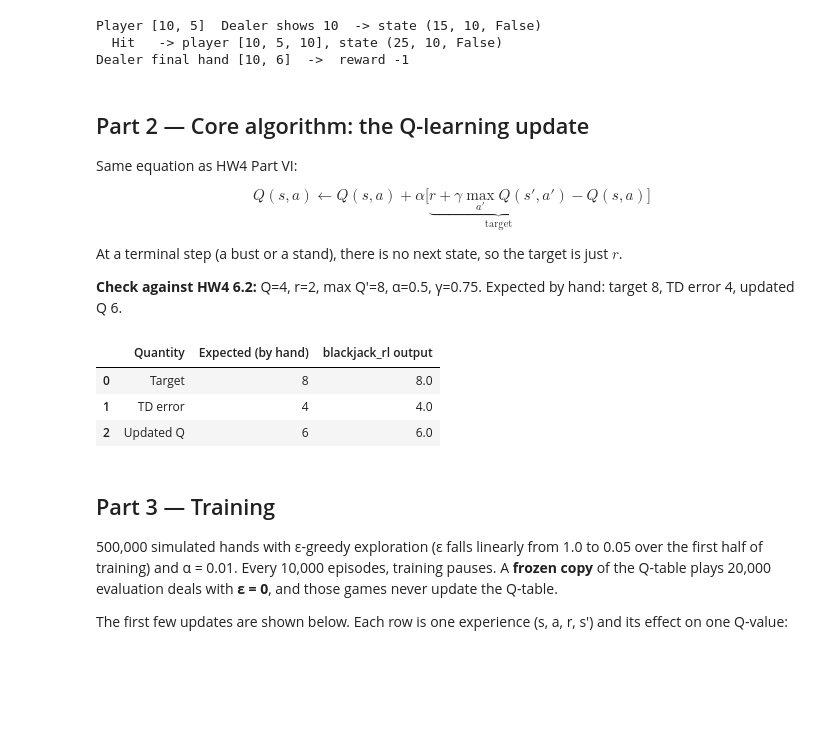
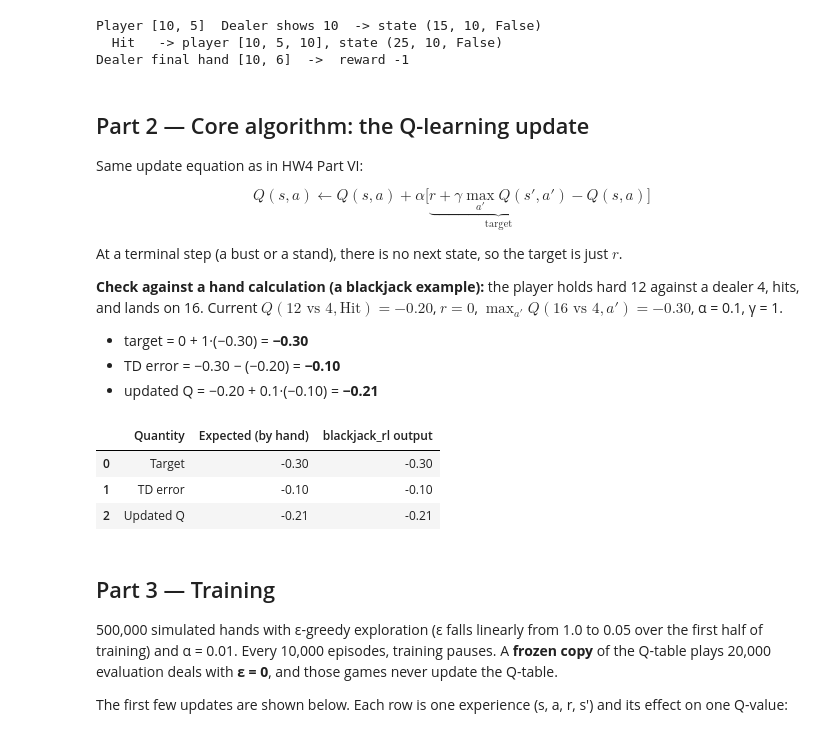
Before and after one commit to cnRachel/Q-learning_Blackjack, a Jupyter notebook: notebooks/checkpoint_demo.ipynb, the cells around one changed output. Saved outputs shown, nothing was run; the diff lists cells and outputs as text; code cells hidden in the pictures; blank space fills up the shorter version.

```diff
--- a/notebooks/checkpoint_demo.ipynb
+++ b/notebooks/checkpoint_demo.ipynb
@@ -76,23 +76,28 @@ Dealer final hand [10, 6]  ->  reward -1
 # %% [markdown]
 ## Part 2 — Core algorithm: the Q-learning update
 
-Same equation as HW4 Part VI:
+Same update equation as in HW4 Part VI:
 
 $$Q(s,a) \leftarrow Q(s,a) + \alpha\big[\underbrace{r + \gamma \max_{a'} Q(s',a')}_{\text{target}} - Q(s,a)\big]$$
 
 At a terminal step (a bust or a stand), there is no next state, so the target is just $r$.
 
-**Check against HW4 6.2:** Q=4, r=2, max Q′=8, α=0.5, γ=0.75. Expected by hand: target 8, TD error 4, updated Q 6.
+**Check against a hand calculation (a blackjack example):** the player holds hard 12 against a dealer 4, hits, and lands on 16.
+Current $Q(12\text{ vs }4,\text{Hit}) = -0.20$, $r = 0$, $\max_{a'} Q(16\text{ vs }4, a') = -0.30$, α = 0.1, γ = 1.
+
+* target = 0 + 1·(−0.30) = **−0.30**
+* TD error = −0.30 − (−0.20) = **−0.10**
+* updated Q = −0.20 + 0.1·(−0.10) = **−0.21**
 # %%
-target, td_error, new_q = q_learning_update(q_current=4, reward=2, max_next_q=8, alpha=0.5, gamma=0.75)
+target, td_error, new_q = q_learning_update(q_current=-0.20, reward=0, max_next_q=-0.30, alpha=0.1, gamma=1.0)
 display(pd.DataFrame({"Quantity": ["Target", "TD error", "Updated Q"],
-                      "Expected (by hand)": [8, 4, 6],
+                      "Expected (by hand)": [-0.30, -0.10, -0.21],
                       "blackjack_rl output": [target, td_error, new_q]}))
 # %% [output]
 |  | Quantity | Expected (by hand) | blackjack_rl output |
-| 0 | Target | 8 | 8.0 |
-| 1 | TD error | 4 | 4.0 |
-| 2 | Updated Q | 6 | 6.0 |
+| 0 | Target | -0.30 | -0.30 |
+| 1 | TD error | -0.10 | -0.10 |
+| 2 | Updated Q | -0.21 | -0.21 |
 # %% [markdown]
 ## Part 3 — Training
 
```
Also changed, not shown: parts of 4 cells of this notebook, 2 other files.
